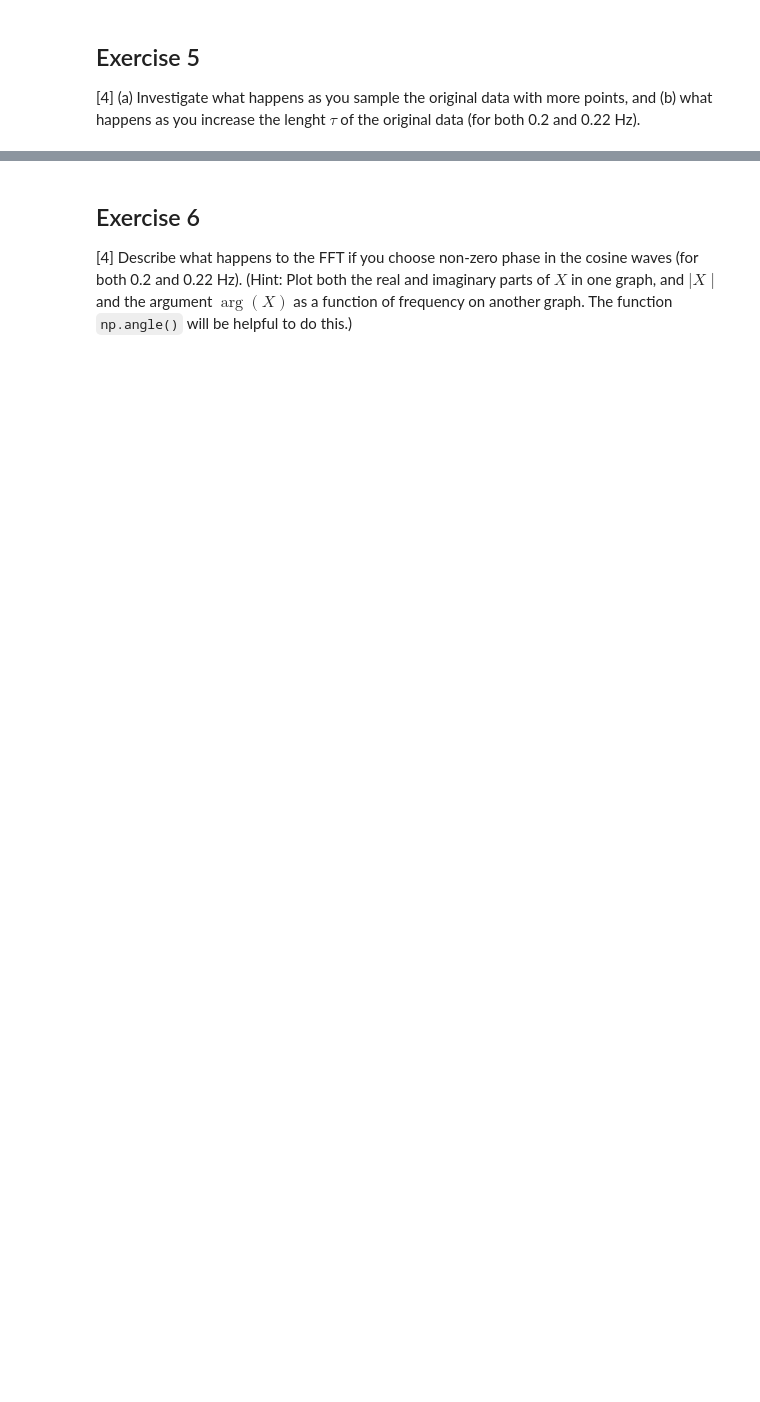
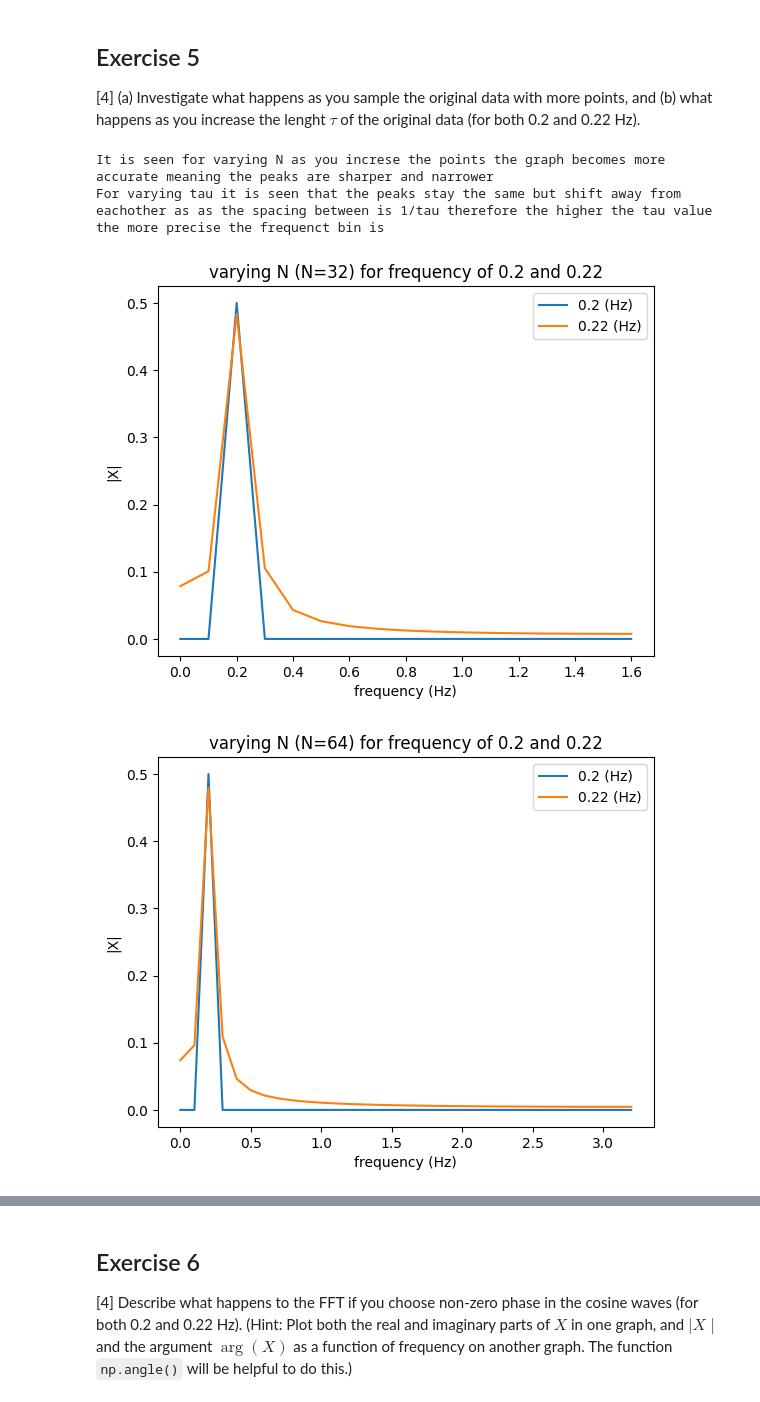
Before and after one commit to PX2145-2025/week-10-b-lloydCallum, a Jupyter notebook: FFT.ipynb, the cells around one changed output, grey strips where cells are left out. Saved outputs shown, nothing was run; the diff lists cells and outputs as text; code cells hidden in the pictures; blank space fills up the shorter version.

```diff
--- a/FFT.ipynb
+++ b/FFT.ipynb
@@ -388,3 +431,61 @@ plt.grid()
 ## Exercise 5
 
 [4] (a) Investigate what happens as you sample the original data with more points,  and (b) what happens as you increase the lenght $\tau$ of the original data (for both 0.2 and 0.22 Hz).
+# %%
+import matplotlib.pyplot as plt
+import numpy as np
+from numpy.fft import fft, ifft
+
+#loop different N values over both frequencies
+tau = 10
+frequency = [0.2,0.22]
+N_diff = [32,64, 128, 256]
+def spectrum1(x, Fs):
+    N = len(x)
+    frq = (float(Fs)/N)*np.arange(0, N/2+1)
+    X = fft(x)/N
+    X = X[0:N//2+1]
+    return frq , X
+
+#a)
+#going to plot a graph for every N value
+for N in N_diff:
+  plt.figure()
+
+  for f in frequency:
+    t = np.linspace(0,tau,N,endpoint=False)
+    x = np.cos(2*np.pi*f*t)
+    Fs = N/tau
+    frq,X = spectrum1(x,Fs)
+    plt.plot(frq,np.abs(X),label=f'{f} (Hz)')
+  plt.title(f'varying N (N={N}) for frequency of 0.2 and 0.22')
+  plt.xlabel('frequency (Hz)')
+  plt.ylabel('|X|')
+  plt.legend()
+
+#b)
+#same as the last one but with fixed N and varying tau
+tau_diff = [10,50,100]
+frequency = [0.2,0.22]
+N = 64
+
+#going to plot a graph for every tau value
+for tau in tau_diff:
+  plt.figure()
+  for f in frequency:
+    t = np.linspace(0,tau,N,endpoint=False)
+    x = np.cos(2*np.pi*f*t)
+    Fs = N/tau
+    frq,X = spectrum1(x,Fs)
+    plt.plot(frq,np.abs(X),label=f'{f} (Hz)')
+  plt.title(f'varying tau (tau={tau}) for frequency of 0.2 and 0.22')
+  plt.xlabel('frequency (Hz)')
+  plt.ylabel('|X|')
+  plt.legend()
+print('It is seen for varying N as you increse the points the graph becomes more accurate meaning the peaks are sharper and narrower')
+print('For varying tau it is seen that the peaks stay the same but shift away from eachother as as the spacing between is 1/tau therefore the higher the tau value the more precise the frequenct bin is')
+# %% [output]
+It is seen for varying N as you increse the points the graph becomes more accurate meaning the peaks are sharper and narrower
+For varying tau it is seen that the peaks stay the same but shift away from eachother as as the spacing between is 1/tau therefore the higher the tau value the more precise the frequenct bin is
+[figure, added]
+[figure, added]
```
Also changed, not shown: parts of 9 cells of this notebook.
